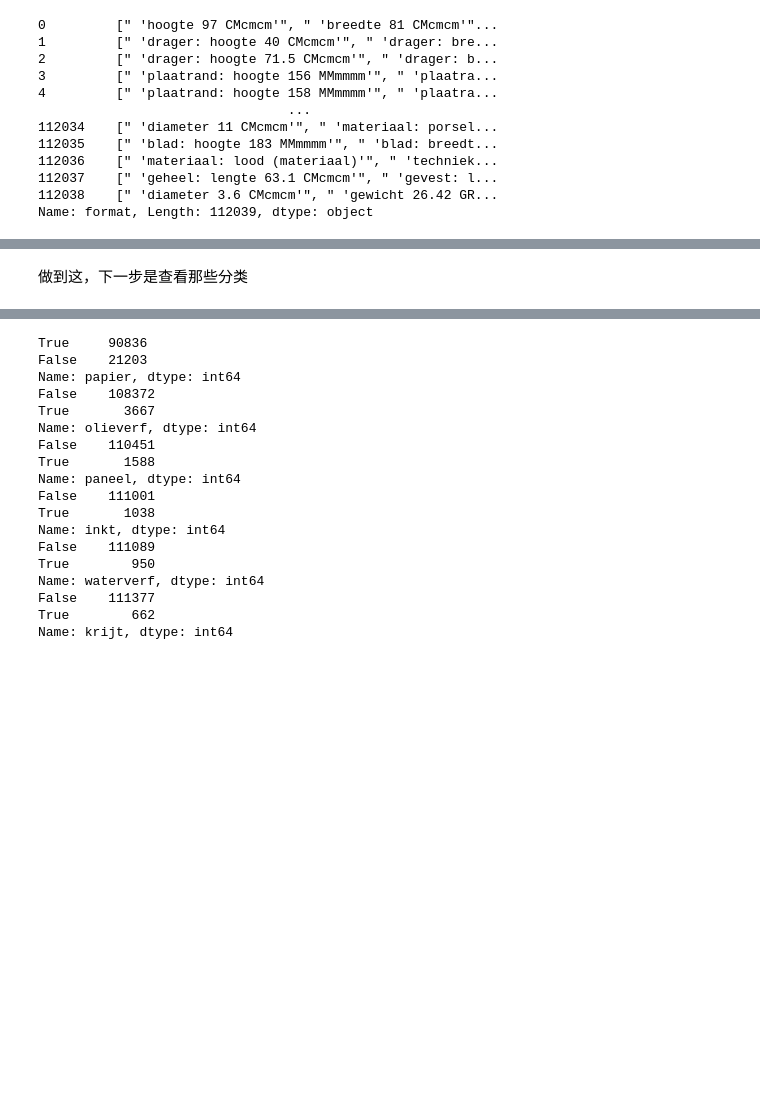
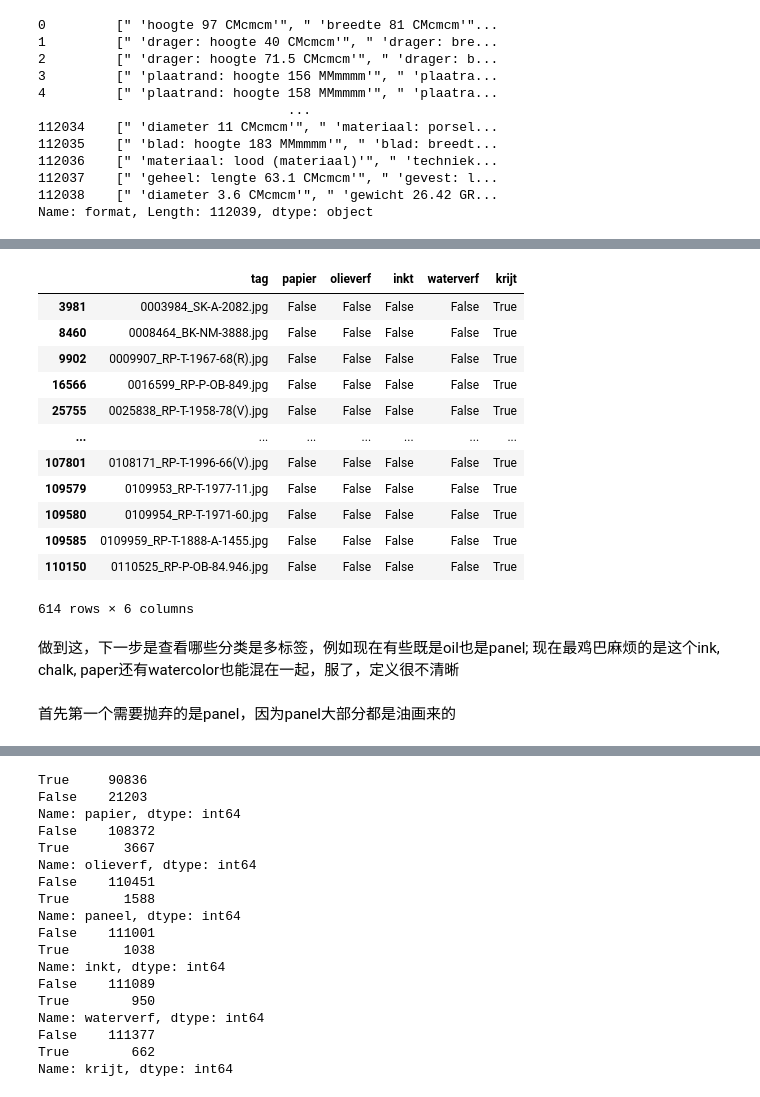
Before and after one commit to XingxinHE/Chief_Curator_Griffin, a Jupyter notebook: 02_Discover_Interesting_Data.ipynb, the cells around one changed output, grey strips where cells are left out. Saved outputs shown, nothing was run; the diff lists cells and outputs as text; code cells hidden in the pictures; blank space fills up the shorter version.

```diff
--- a/02_Discover_Interesting_Data.ipynb
+++ b/02_Discover_Interesting_Data.ipynb
@@ -1228,3 +1268,21 @@ False    21203
 Name: papier, dtype: int64
-# %% [markdown]
-做到这，下一步是查看那些分类
+# %%
+material_df[material_df['krijt']==True]
+# %% [output]
+|  | tag | papier | olieverf | inkt | waterverf | krijt |
+| 3981 | 0003984_SK-A-2082.jpg | False | False | False | False | True |
+| 8460 | 0008464_BK-NM-3888.jpg | False | False | False | False | True |
+| 9902 | 0009907_RP-T-1967-68(R).jpg | False | False | False | False | True |
+| 16566 | 0016599_RP-P-OB-849.jpg | False | False | False | False | True |
+| 25755 | 0025838_RP-T-1958-78(V).jpg | False | False | False | False | True |
+| ... | ... | ... | ... | ... | ... | ... |
+| 107801 | 0108171_RP-T-1996-66(V).jpg | False | False | False | False | True |
+| 109579 | 0109953_RP-T-1977-11.jpg | False | False | False | False | True |
+| 109580 | 0109954_RP-T-1971-60.jpg | False | False | False | False | True |
+| 109585 | 0109959_RP-T-1888-A-1455.jpg | False | False | False | False | True |
+| 110150 | 0110525_RP-P-OB-84.946.jpg | False | False | False | False | True |
+614 rows × 6 columns
+# %% [markdown]
+做到这，下一步是查看哪些分类是多标签，例如现在有些既是oil也是panel; 现在最鸡巴麻烦的是这个ink, chalk, paper还有watercolor也能混在一起，服了，定义很不清晰
+# %% [markdown]
+首先第一个需要抛弃的是panel，因为panel大部分都是油画来的
```
Also changed, not shown: parts of 14 cells of this notebook.
